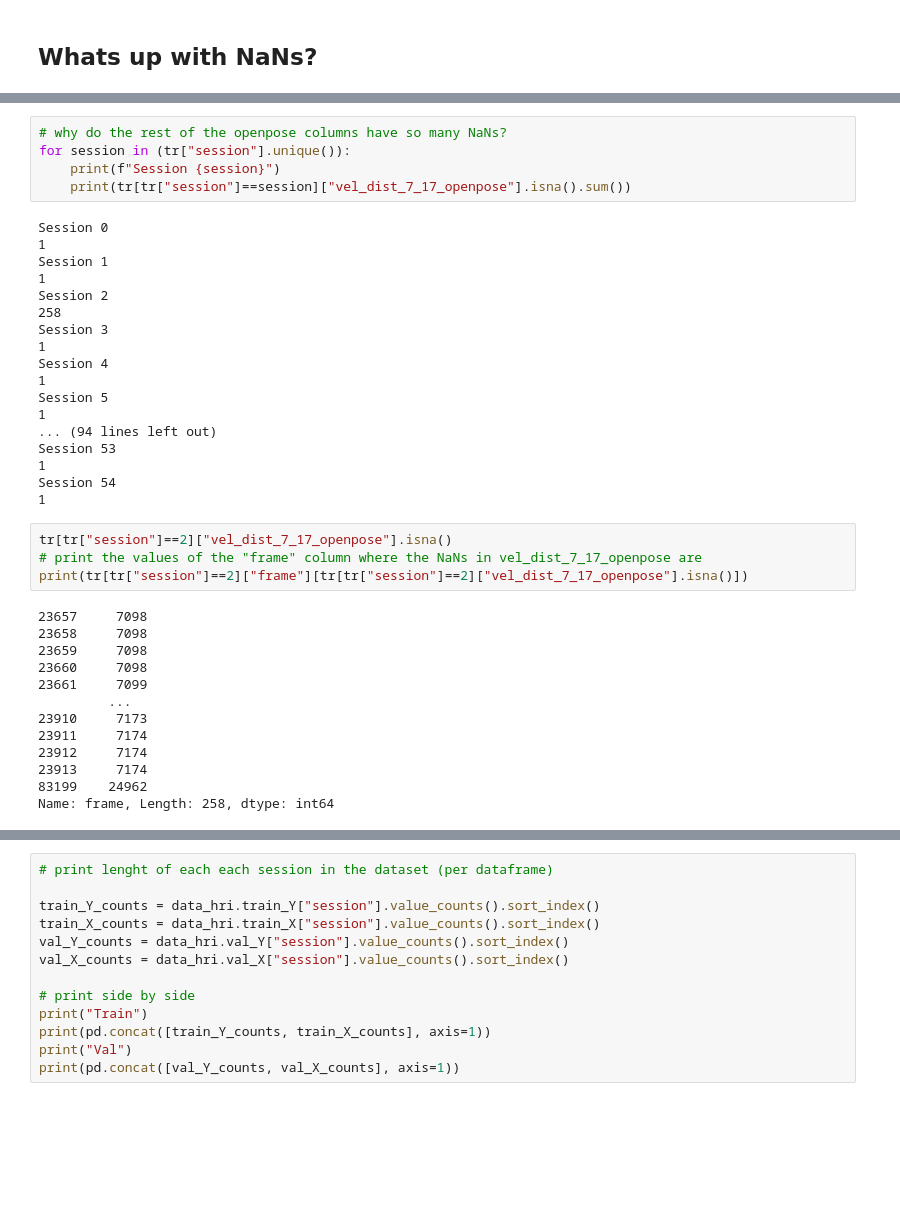
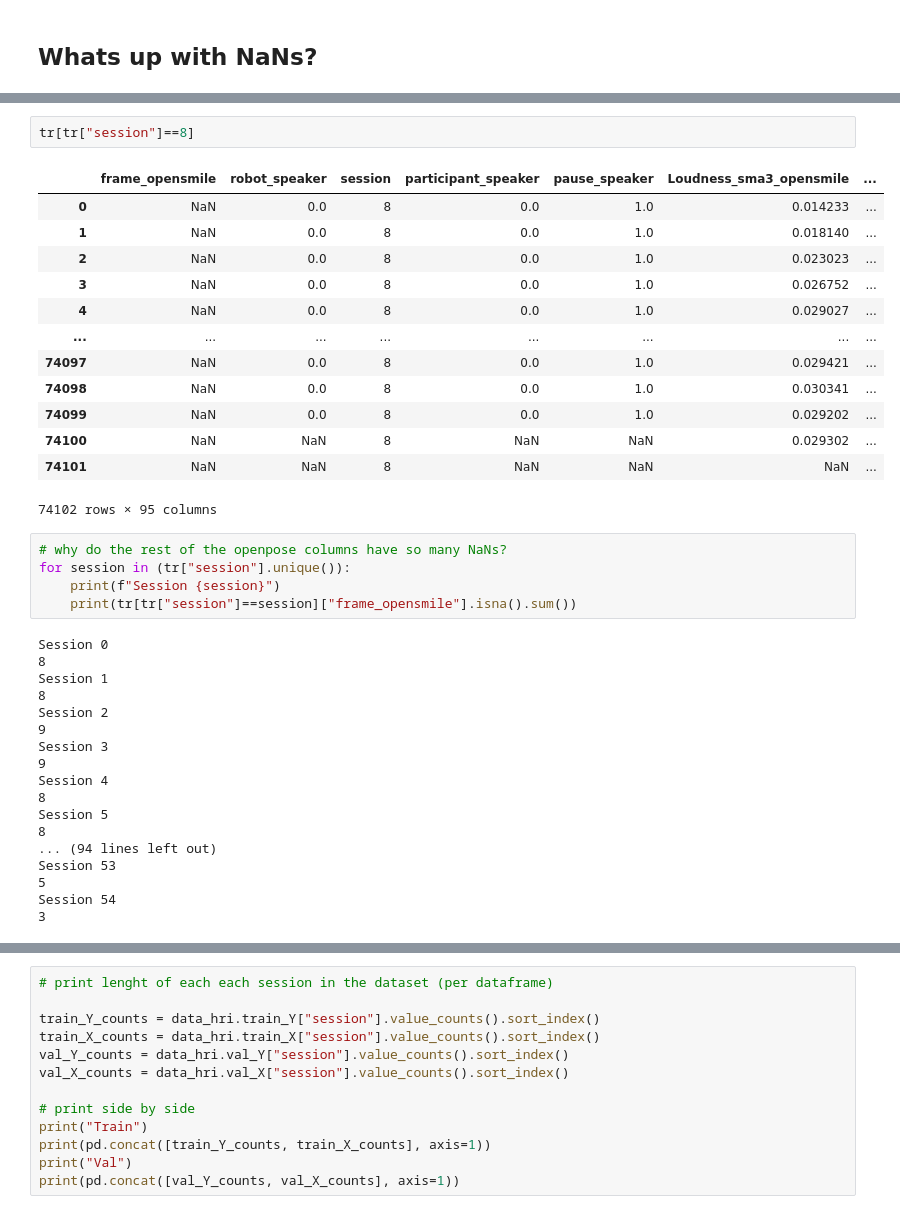
Before and after one commit to lwachowiak/HRI-Error-Detection-STAI, a Jupyter notebook: code/testing.ipynb, the cells around one changed output, grey strips where cells are left out. Cells and saved outputs as stored; diff of their text form; blank space fills up the shorter version.

```diff
--- a/code/testing.ipynb
+++ b/code/testing.ipynb
@@ -275,40 +115,39 @@ F3amplitudeLogRelF0_sma3nz_opensmile: 3235
+# %%
+tr[tr["session"]==8]
+# %% [output]
+|  | frame_opensmile | robot_speaker | session | participant_speaker | pause_speaker | Loudness_sma3_opensmile | ... |
+| 0 | NaN | 0.0 | 8 | 0.0 | 1.0 | 0.014233 | ... |
+| 1 | NaN | 0.0 | 8 | 0.0 | 1.0 | 0.018140 | ... |
+| 2 | NaN | 0.0 | 8 | 0.0 | 1.0 | 0.023023 | ... |
+| 3 | NaN | 0.0 | 8 | 0.0 | 1.0 | 0.026752 | ... |
+| 4 | NaN | 0.0 | 8 | 0.0 | 1.0 | 0.029027 | ... |
+| ... | ... | ... | ... | ... | ... | ... | ... |
+| 74097 | NaN | 0.0 | 8 | 0.0 | 1.0 | 0.029421 | ... |
+| 74098 | NaN | 0.0 | 8 | 0.0 | 1.0 | 0.030341 | ... |
+| 74099 | NaN | 0.0 | 8 | 0.0 | 1.0 | 0.029202 | ... |
+| 74100 | NaN | NaN | 8 | NaN | NaN | 0.029302 | ... |
+| 74101 | NaN | NaN | 8 | NaN | NaN | NaN | ... |
+74102 rows × 95 columns
 # %%
 # why do the rest of the openpose columns have so many NaNs?
 for session in (tr["session"].unique()):
     print(f"Session {session}")
-    print(tr[tr["session"]==session]["vel_dist_7_17_openpose"].isna().sum())
+    print(tr[tr["session"]==session]["frame_opensmile"].isna().sum())
 # %% [output]
 Session 0
-1
+8
 Session 1
-1
+8
 Session 2
-258
+9
 Session 3
-1
+9
 Session 4
-1
+8
 Session 5
-1
+8
 ... (94 lines left out)
 Session 53
-1
+5
 Session 54
-1
+3
-# %%
-tr[tr["session"]==2]["vel_dist_7_17_openpose"].isna()
-# print the values of the "frame" column where the NaNs in vel_dist_7_17_openpose are
-print(tr[tr["session"]==2]["frame"][tr[tr["session"]==2]["vel_dist_7_17_openpose"].isna()])
-# %% [output]
-23657     7098
-23658     7098
-23659     7098
-23660     7098
-23661     7099
-         ...
-23910     7173
-23911     7174
-23912     7174
-23913     7174
-83199    24962
-Name: frame, Length: 258, dtype: int64
```
Also changed, not shown: parts of 28 cells of this notebook, 2 other files.
